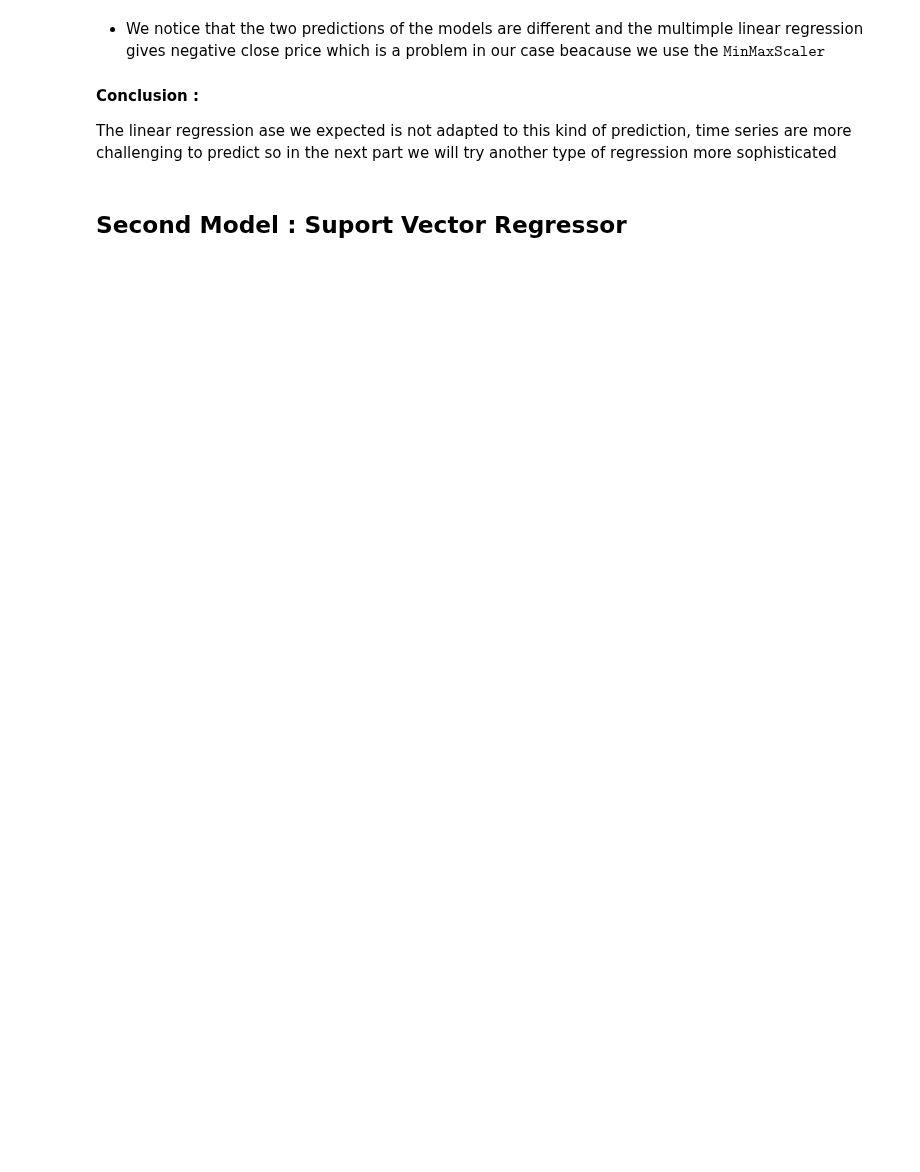
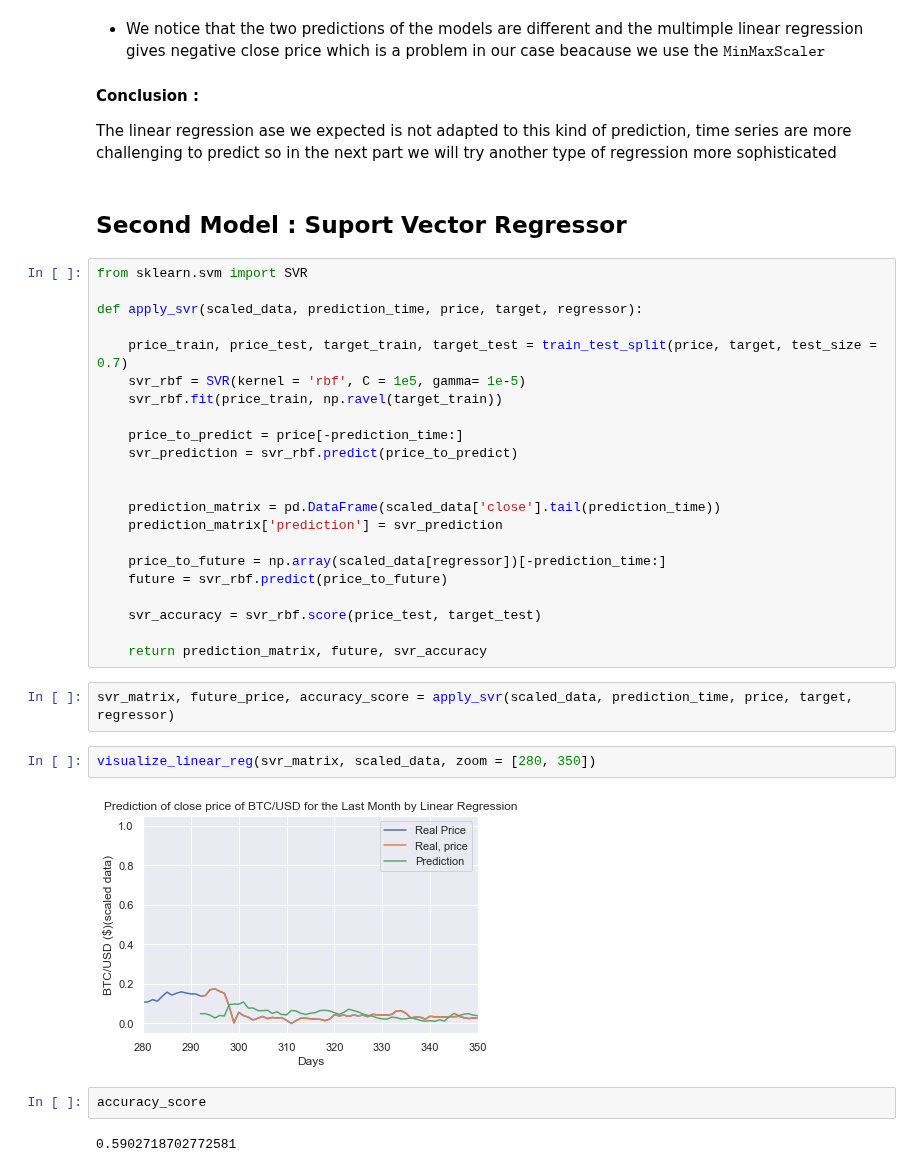
Before and after one commit to MohamedKeteb/Crypto_project, a Jupyter notebook: Bitcoin_pred.ipynb, the cells around one changed output. Cells and saved outputs as stored; diff of their text form; blank space fills up the shorter version.

```diff
--- a/Bitcoin_pred.ipynb
+++ b/Bitcoin_pred.ipynb
@@ -221,3 +221,35 @@ visualize_future(scaled_data, future_price)
 The linear regression ase we expected is not adapted to this kind of prediction, time series are more challenging to predict so in the next part we will try another type of regression more sophisticated
 # %% [markdown]
 ## Second Model : Suport Vector Regressor
+# %%
+from sklearn.svm import SVR
+
+def apply_svr(scaled_data, prediction_time, price, target, regressor):
+
+    price_train, price_test, target_train, target_test = train_test_split(price, target, test_size = 0.7)
+    svr_rbf = SVR(kernel = 'rbf', C = 1e5, gamma= 1e-5)
+    svr_rbf.fit(price_train, np.ravel(target_train))
+
+    price_to_predict = price[-prediction_time:]
+    svr_prediction = svr_rbf.predict(price_to_predict)
+
+
+    prediction_matrix = pd.DataFrame(scaled_data['close'].tail(prediction_time))
+    prediction_matrix['prediction'] = svr_prediction
+
+    price_to_future = np.array(scaled_data[regressor])[-prediction_time:]
+    future = svr_rbf.predict(price_to_future)
+
+    svr_accuracy = svr_rbf.score(price_test, target_test)
+
+    return prediction_matrix, future, svr_accuracy
+# %%
+svr_matrix, future_price, accuracy_score = apply_svr(scaled_data, prediction_time, price, target, regressor)
+# %%
+visualize_linear_reg(svr_matrix, scaled_data, zoom = [280, 350])
+# %% [output]
+[figure, added]
+# %%
+accuracy_score
+# %% [output]
+0.5902718702772581
```
Also changed, not shown: parts of 7 cells of this notebook, 1 other file.
